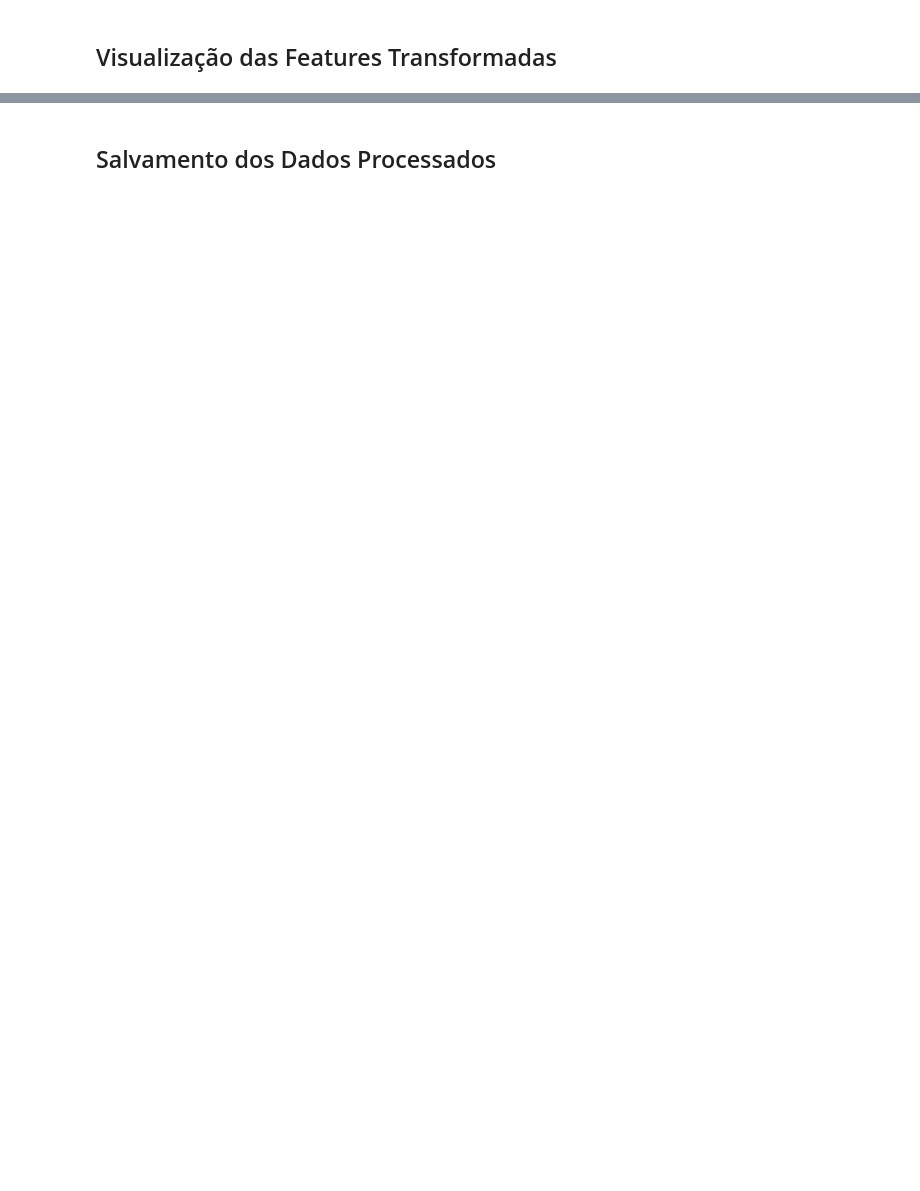
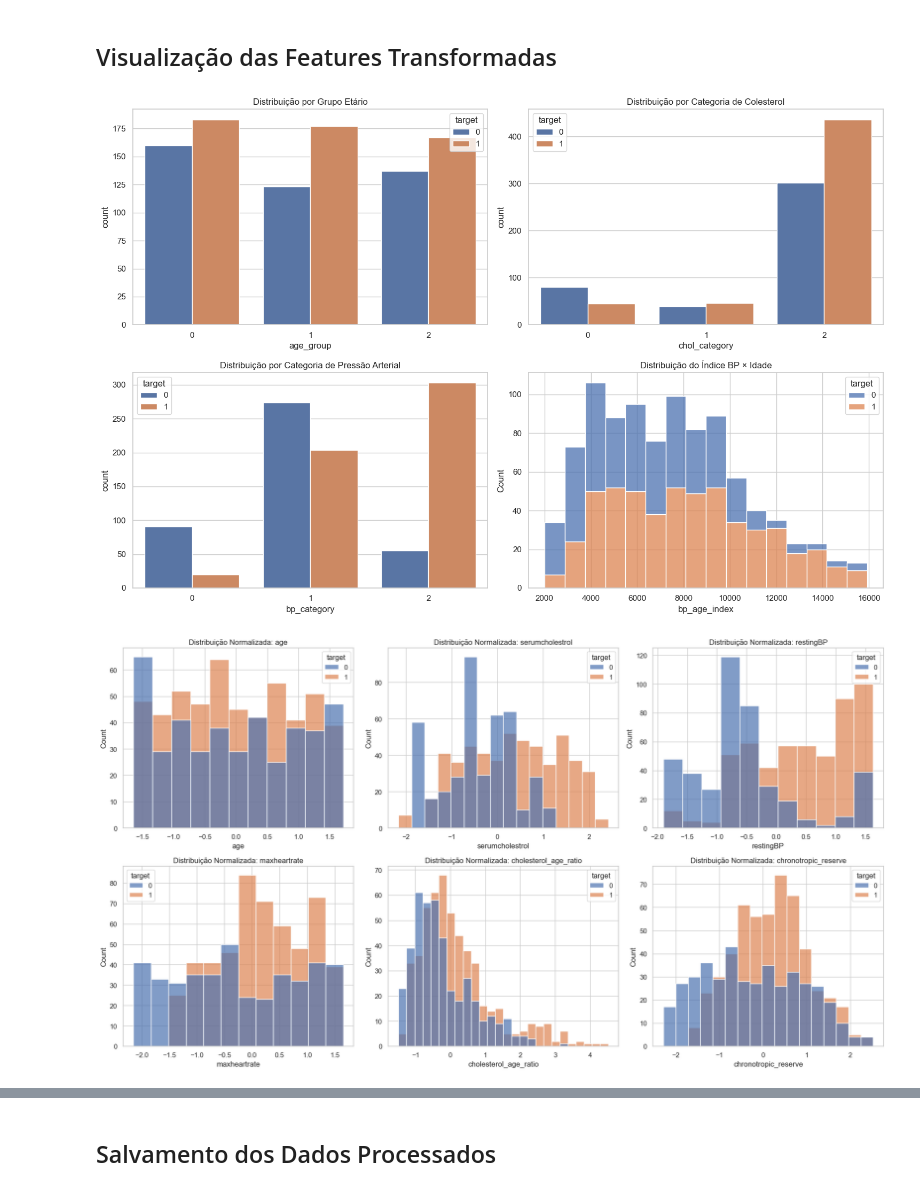
Before and after one commit to Eduardocin/ligia-group-challenge-2026, a Jupyter notebook: notebooks/2.1_feature_engineering.ipynb, the cells around one changed output, grey strips where cells are left out. Drawn from its saved outputs; the diff is of its cells as text; code cells hidden in the pictures; blank space fills up the shorter version.

```diff
--- a/notebooks/2.1_feature_engineering.ipynb
+++ b/notebooks/2.1_feature_engineering.ipynb
@@ -41,2 +171,16 @@ Dataset: 1000 linhas x 14 colunas
 # %% [markdown]
 ## Normalização de Features Numéricas
+# %%
+# Normalização das features numéricas
+
+numerical_features_to_scale = ['age', 'restingBP', 'serumcholestrol', 'maxheartrate', 'oldpeak', 'noofmajorvessels', 'cholesterol_age_ratio', 'bp_age_index', 'chronotropic_reserve']
+
+scaler = StandardScaler()
+df_scaled = df.copy()
+df_scaled[numerical_features_to_scale] = scaler.fit_transform(df[numerical_features_to_scale])
+
+print("Features numéricas normalizadas usando StandardScaler:")
+print(numerical_features_to_scale)
+
+print("\nEstatísticas após normalização:")
+print(df_scaled[numerical_features_to_scale].describe().round(3))
@@ -43,2 +205,50 @@ Dataset: 1000 linhas x 14 colunas
 # %% [markdown]
 ## Visualização das Features Transformadas
+# %%
+# Visualização das features transformadas
+
+fig, axes = plt.subplots(2, 2, figsize=(15, 10))
+
+# Age groups
+sns.countplot(data=df, x='age_group', hue='target', ax=axes[0,0])
+axes[0,0].set_title('Distribuição por Grupo Etário')
+
+# Cholesterol categories
+sns.countplot(data=df, x='chol_category', hue='target', ax=axes[0,1])
+axes[0,1].set_title('Distribuição por Categoria de Colesterol')
+
+# BP categories
+sns.countplot(data=df, x='bp_category', hue='target', ax=axes[1,0])
+axes[1,0].set_title('Distribuição por Categoria de Pressão Arterial')
+
+# BP Age Index
+sns.histplot(data=df, x='bp_age_index', hue='target', multiple='stack', ax=axes[1,1])
+axes[1,1].set_title('Distribuição do Índice BP × Idade')
+
+plt.tight_layout()
+plt.show()
+
+#  Distribuição das features numéricas normalizadas
+fig, axes = plt.subplots(2, 3, figsize=(18, 10))
+
+features_to_plot = ['age', 'serumcholestrol', 'restingBP', 'maxheartrate', 'cholesterol_age_ratio', 'chronotropic_reserve']
+
+for i, feature in enumerate(features_to_plot):
+    row = i // 3
+    col = i % 3
+    sns.histplot(data=df_scaled, x=feature, hue='target', ax=axes[row, col], alpha=0.7)
+    axes[row, col].set_title(f'Distribuição Normalizada: {feature}')
+
+plt.tight_layout()
+plt.show()
+
+# Boxplot das features normalizadas por target
+plt.figure(figsize=(15, 8))
+df_melted = df_scaled.melt(id_vars=['target'], value_vars=numerical_features_to_scale[:6], var_name='Feature', value_name='Value')
+sns.boxplot(data=df_melted, x='Feature', y='Value', hue='target')
+plt.title('Boxplot das Features Normalizadas por Classe Target')
+plt.xticks(rotation=45)
+plt.show()
+# %% [output]
+[figure, added]
+[figure, added]
```
Also changed, not shown: parts of 7 cells of this notebook, 5 other files.
